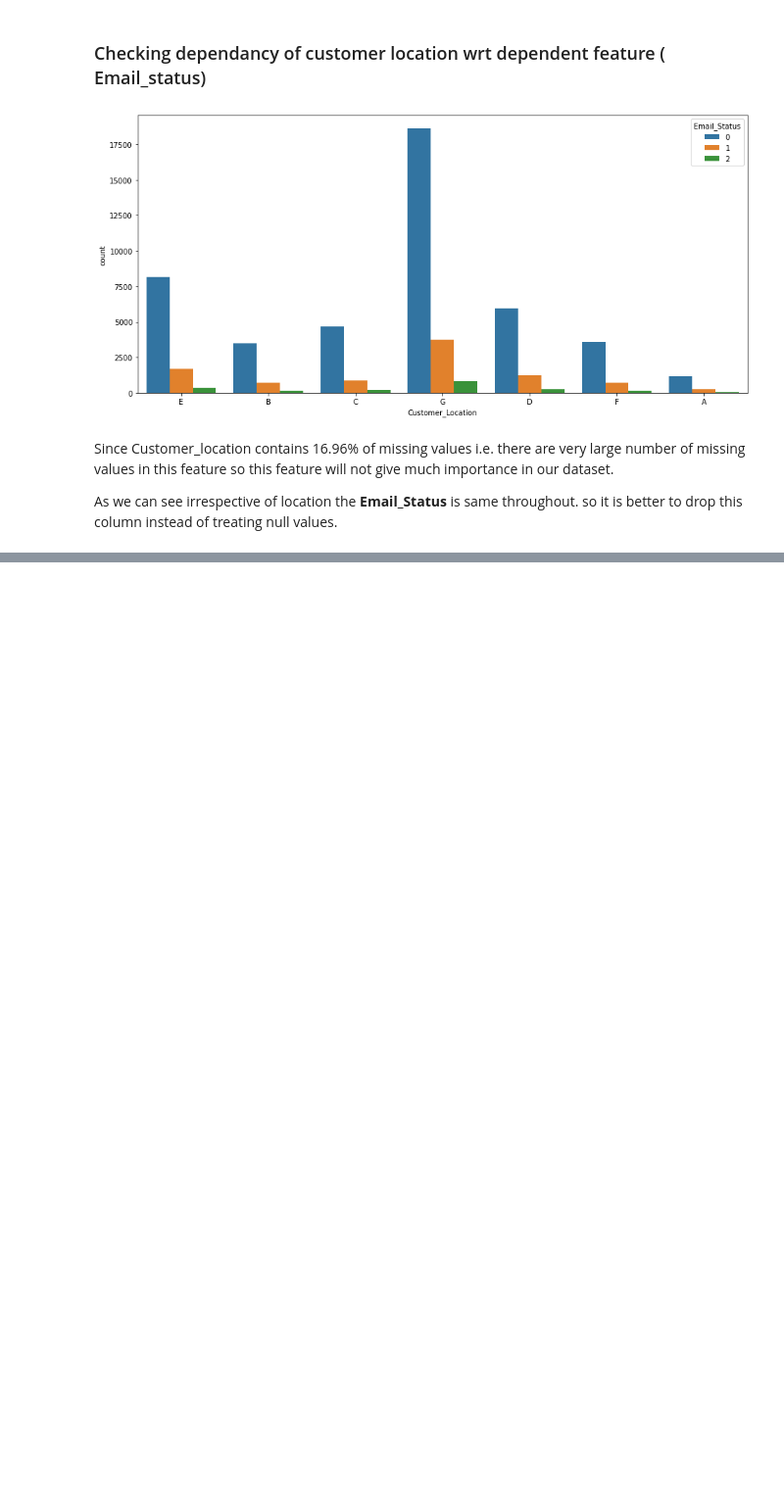
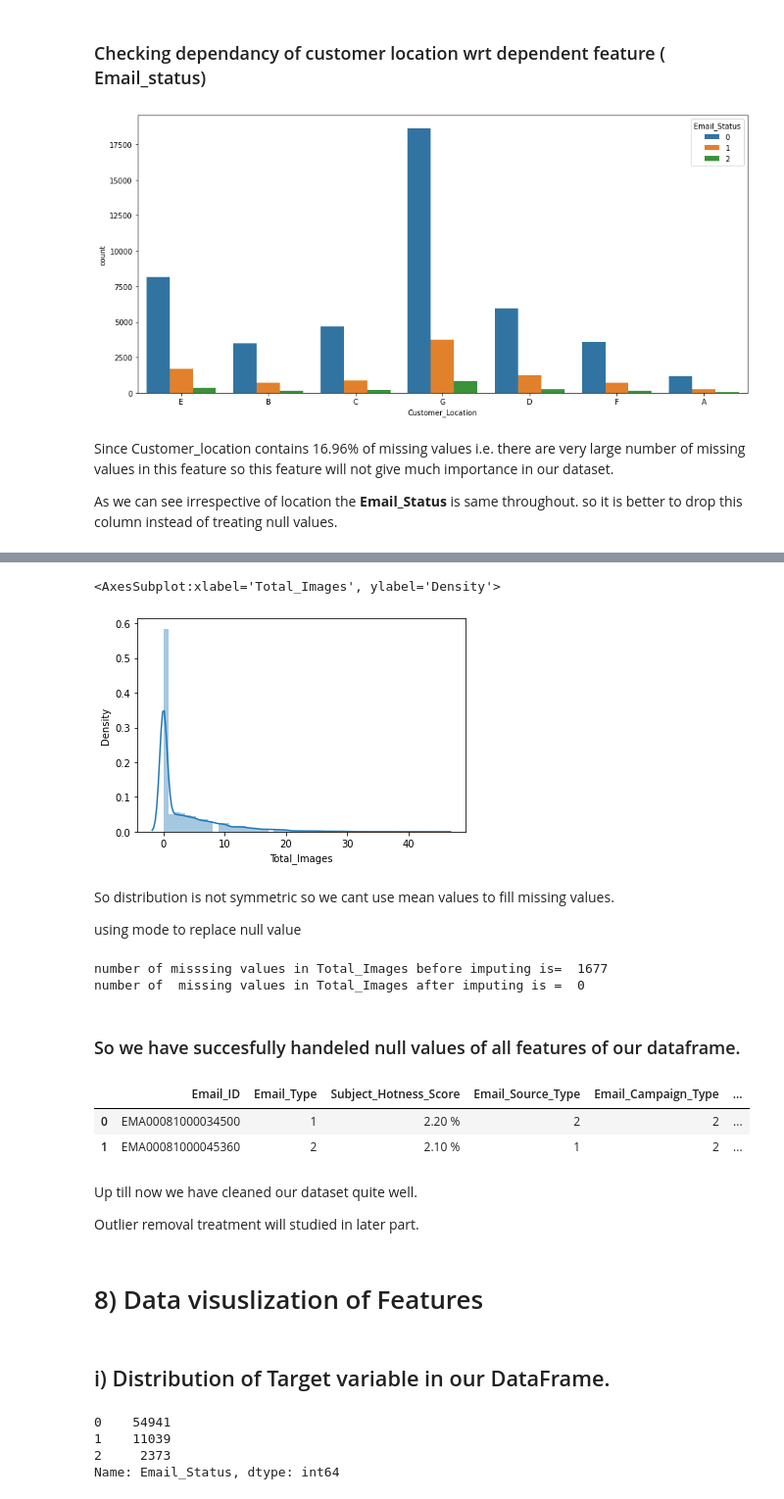
Before and after one commit to Suraj-7077/Supervised-ML-Classification-Email-campaign-prediction, a Jupyter notebook: Supervised_ML_Classification_Capstone_project_III_.ipynb, the cells around one changed output, grey strips where cells are left out. Shown at 98% size. Saved outputs shown, nothing was run; the diff lists cells and outputs as text; code cells hidden in the pictures; blank space fills up the shorter version.

```diff
--- a/Supervised_ML_Classification_Capstone_project_III_.ipynb
+++ b/Supervised_ML_Classification_Capstone_project_III_.ipynb
@@ -287,0 +371,5 @@ so it is better to drop this column instead of treating null values.
+# %%
+print('number of missing values in Total_links before imputing is = ', email_df['Total_Links'].isnull().sum())
+email_df['Total_Links'].fillna(email_df['Total_Links'].mode()[0],inplace=True)
+
+print('number of missing values in Total_links after imputing is = ', email_df['Total_Links'].isnull().sum())
@@ -287,0 +401,39 @@ so it is better to drop this column instead of treating null values.
+# %%
+sns.distplot(email_df['Total_Images'])
+# %% [output]
+<AxesSubplot:xlabel='Total_Images', ylabel='Density'>
+[figure, added]
+# %% [markdown]
+So distribution is not symmetric so we cant use mean values to fill missing values.
+
+using mode to replace null value
+# %%
+print('number of misssing values in Total_Images before imputing is= ', email_df['Total_Images'].isnull().sum())
+email_df['Total_Images'].fillna(email_df['Total_Images'].mode()[0], inplace=True)
+print('number of  missing values in Total_Images after imputing is = ', email_df['Total_Images'].isnull().sum())
+# %% [output]
+number of misssing values in Total_Images before imputing is=  1677
+number of  missing values in Total_Images after imputing is =  0
+# %% [markdown]
+### So we have succesfully handeled null values of all features of our dataframe.
+# %%
+email_df.head(2)
+# %% [output]
+|  | Email_ID | Email_Type | Subject_Hotness_Score | Email_Source_Type | Email_Campaign_Type | ... |
+| 0 | EMA00081000034500 | 1 | 2.20 % | 2 | 2 | ... |
+| 1 | EMA00081000045360 | 2 | 2.10 % | 1 | 2 | ... |
+# %% [markdown]
+Up till now we have cleaned our dataset quite well.
+
+Outlier removal treatment will studied in later part.
+# %% [markdown]
+# 8) Data visuslization of Features
+# %% [markdown]
+## i) Distribution of Target variable in our DataFrame.
+# %%
+email_df['Email_Status'].value_counts()
+# %% [output]
+0    54941
+1    11039
+2     2373
+Name: Email_Status, dtype: int64
```
Also changed, not shown: parts of 177 cells of this notebook.
